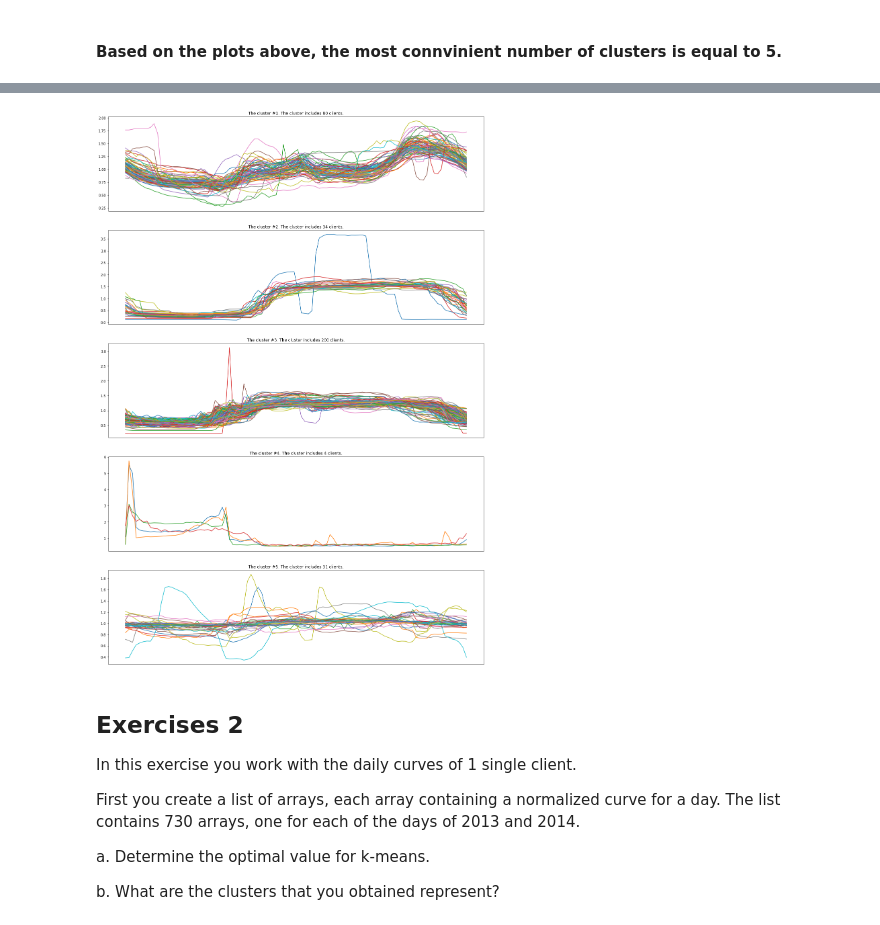
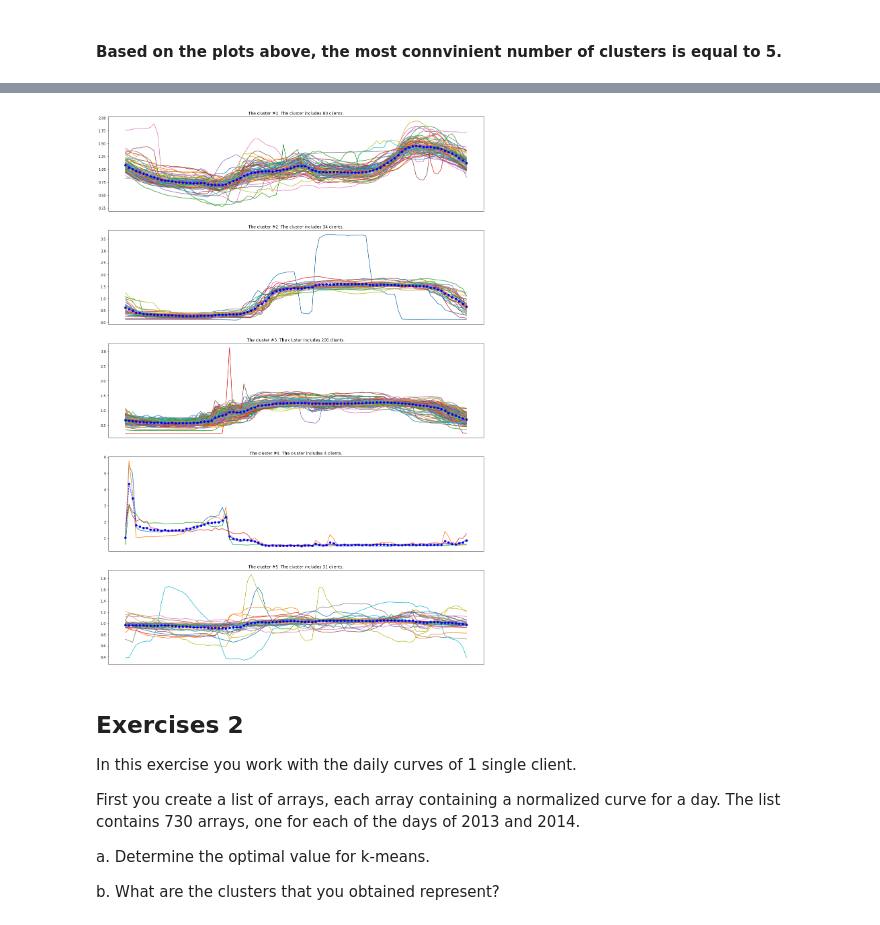
Before and after one commit to lastdruid/UofT-3253, a Jupyter notebook: W4_Korotkov_korotko1.ipynb, the cells around one changed output, grey strips where cells are left out. Saved outputs shown, nothing was run; the diff lists cells and outputs as text; code cells hidden in the pictures.

```diff
--- a/W4_Korotkov_korotko1.ipynb
+++ b/W4_Korotkov_korotko1.ipynb
@@ -268,17 +291,18 @@ kmeans.cluster_centers_.shape
 # %%
 fig=plt.figure(figsize=(20,30))
 
 for i in range(1,6):
     df1=pd.DataFrame(X.T).loc[:,kmeans.labels_==i-1]
     clients=np.sum(kmeans.labels_==i-1)
     plt.subplot(5,1,i)
-    plt.title("The cluster #"+str(i)+". The cluster includes "+str(clients)+" clients.")
-    plt.plot(df1)
+    plt.title('The cluster #'+str(i)+'. The cluster includes '+str(clients)+' clients.')
+    ax=plt.plot(df1)
+    plt.plot(df1.index, kmeans.cluster_centers_[i-1], color='b', linestyle='dashed', marker='o')
     plt.xticks(())
 
 plt.show()
 # %% [output]
-[figure, old version]
+[figure, new version]
 # %% [markdown]
 ## Exercises 2
 
```
Also changed, not shown: parts of 3 cells of this notebook.
